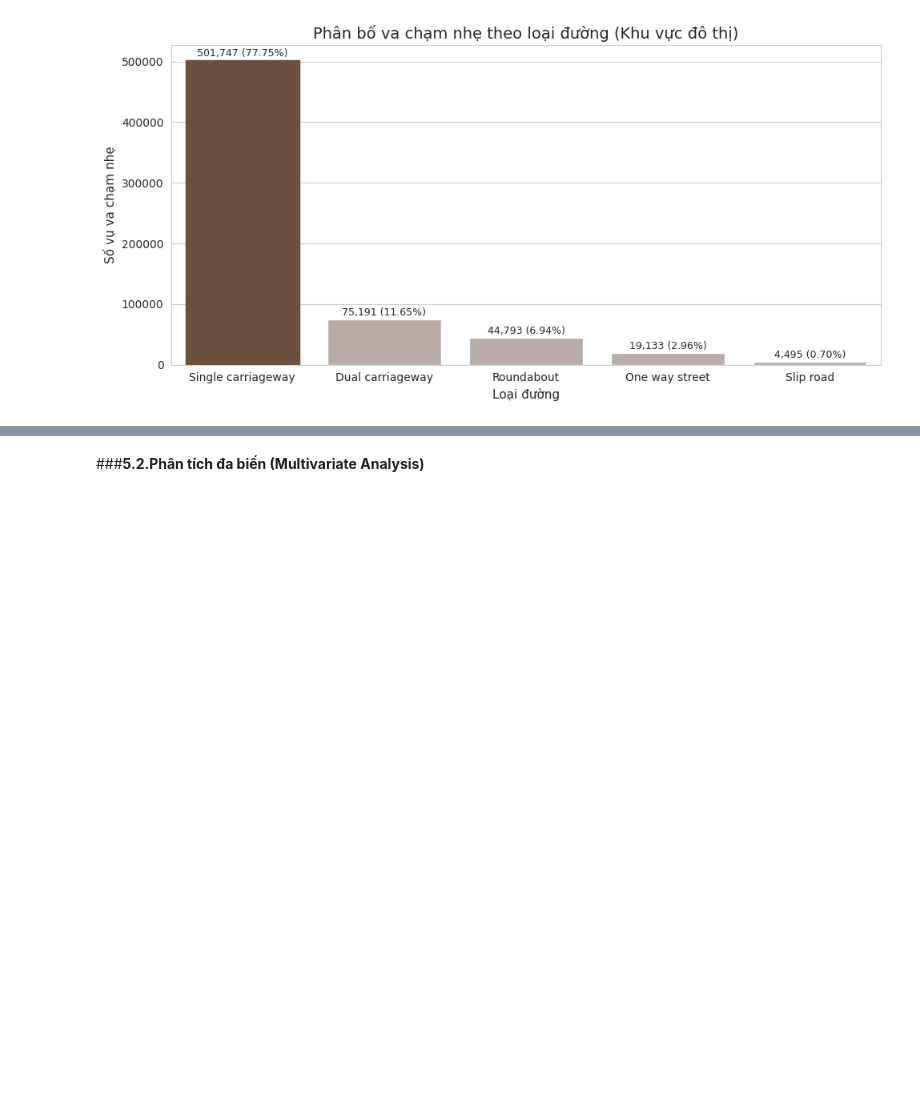
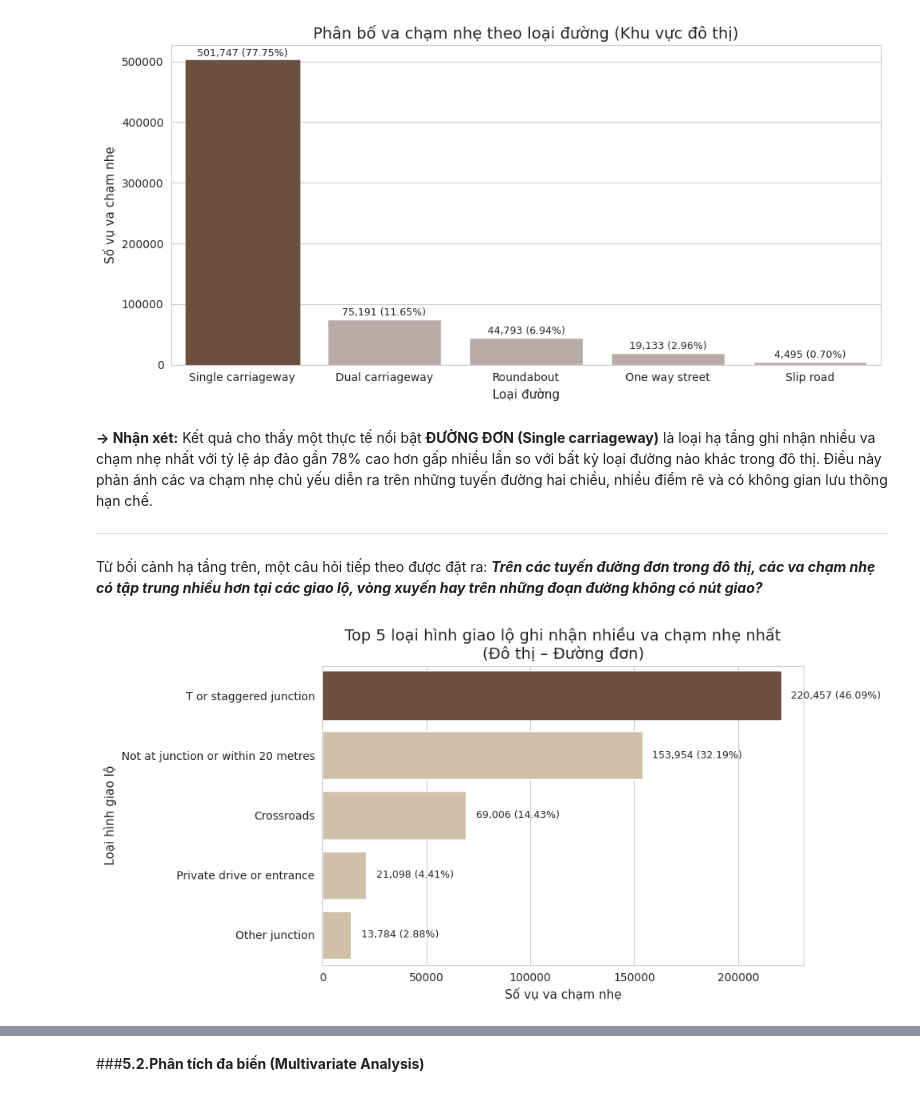
Before and after one commit to mihhwiNick/DA_project, a Jupyter notebook: UK_Road_Traffic_Accident_DA.ipynb, the cells around one changed output, grey strips where cells are left out. Saved outputs shown, nothing was run; the diff lists cells and outputs as text; code cells hidden in the pictures; blank space fills up the shorter version.

```diff
--- a/UK_Road_Traffic_Accident_DA.ipynb
+++ b/UK_Road_Traffic_Accident_DA.ipynb
@@ -1328,3 +1334,66 @@ plt.tight_layout()
 plt.show()
 # %% [output]
 [figure]
+# %% [markdown]
+**→ Nhận xét:** Kết quả cho thấy một thực tế nổi bật **ĐƯỜNG ĐƠN (Single carriageway)** là loại hạ tầng ghi nhận nhiều va chạm nhẹ nhất với tỷ lệ áp đảo gần 78% cao hơn gấp nhiều lần so với bất kỳ loại đường nào khác trong đô thị. Điều này phản ánh các va chạm nhẹ chủ yếu diễn ra trên những tuyến đường hai chiều, nhiều điểm rẽ và có không gian lưu thông hạn chế.
+
+---
+# %% [markdown]
+Từ bối cảnh hạ tầng trên, một câu hỏi tiếp theo được đặt ra: ***Trên các tuyến đường đơn trong đô thị, các va chạm nhẹ có tập trung nhiều hơn tại các giao lộ, vòng xuyến hay trên những đoạn đường không có nút giao?***
+# %%
+# Lọc va chạm nhẹ – đô thị – đường đơn
+junction_data = merged_data[
+    (merged_data['Accident_Severity'] == 'Slight') &
+    (merged_data['Urban_or_Rural_Area'] == 'Urban') &
+    (merged_data['Road_Type'] == 'Single carriageway')
+]
+
+# Lấy TOP 5 loại giao lộ
+top_junctions = (
+    junction_data['Junction_Detail']
+    .value_counts()
+    .head(5)
+)
+
+top_junction_df = top_junctions.reset_index()
+top_junction_df.columns = ['Junction_Detail', 'Accident_Count']
+
+total = top_junction_df['Accident_Count'].sum()
+max_count = top_junction_df['Accident_Count'].max()
+
+plt.figure(figsize=(10, 5))
+
+ax = sns.barplot(
+    data=top_junction_df,
+    y='Junction_Detail',
+    x='Accident_Count',
+    color='#D6C1A3'
+)
+
+# Highlight điểm nóng nhất
+for i, row in top_junction_df.iterrows():
+    if row['Accident_Count'] == max_count:
+        ax.patches[i].set_color('#6B4F3F')
+
+# Ghi số lượng + %
+for i, row in top_junction_df.iterrows():
+    pct = row['Accident_Count'] / total * 100
+    ax.text(
+        row['Accident_Count'] + total * 0.01,
+        i,
+        f"{row['Accident_Count']:,} ({pct:.2f}%)",
+        va='center',
+        fontsize=9
+    )
+
+plt.title(
+    "Top 5 loại hình giao lộ ghi nhận nhiều va chạm nhẹ nhất\n(Đô thị – Đường đơn)",
+    fontsize=14
+)
+plt.xlabel("Số vụ va chạm nhẹ", fontsize=11)
+plt.ylabel("Loại hình giao lộ", fontsize=11)
+
+plt.tight_layout()
+plt.show()
+# %% [output]
+[figure, added]
```
Also changed, not shown: parts of 15 cells of this notebook.
